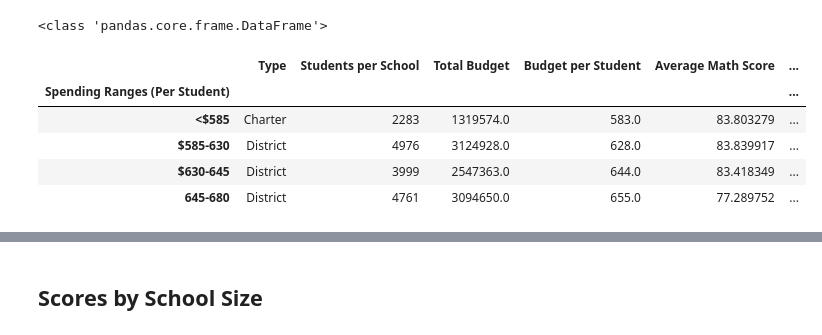
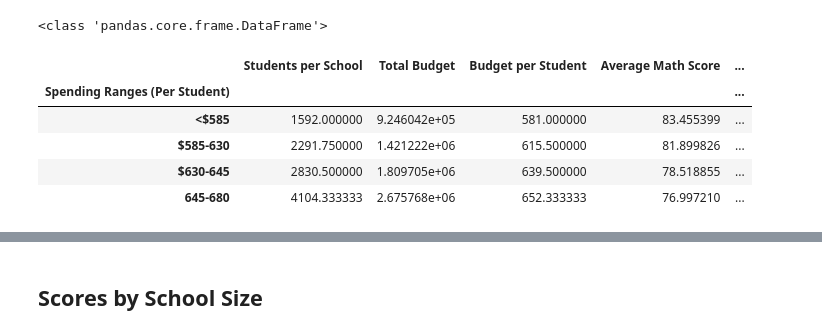
Before and after one commit to pjb327/panda_hw, a Jupyter notebook: PyCitySchools/PyCitySchools_starter.ipynb, the cells around one changed output, grey strips where cells are left out. Cells and saved outputs as stored; diff of their text form; code cells hidden in the pictures.

```diff
--- a/PyCitySchools/PyCitySchools_starter.ipynb
+++ b/PyCitySchools/PyCitySchools_starter.ipynb
@@ -495,7 +495,7 @@ school_summary_df.head()
 | Ford High School | District | 2739 | 1763916.0 | 644.0 | 77.102592 | ... |
 | Griffin High School | Charter | 1468 | 917500.0 | 625.0 | 83.351499 | ... |
 # %%
-spending_bins = [0, 585, 630, 645, 680]
+spending_bins = [0, 584.99, 629.99, 644.99, 680]
 spending_group_names = ["<$585", "$585-630", "$630-645", "645-680"]
 school_summary_df["Spending Ranges (Per Student)"] = pd.cut(school_summary_df["Budget per Student"], spending_bins, labels = spending_group_names, include_lowest = False)
 
@@ -504,15 +504,15 @@ print(type(school_summary_df))
 <class 'pandas.core.frame.DataFrame'>
 # %%
 spending_df = school_summary_df.groupby("Spending Ranges (Per Student)")
-spending_df = spending_df.max()
+spending_df = spending_df.mean()
 spending_df
 # %% [output]
-|  | Type | Students per School | Total Budget | Budget per Student | Average Math Score | ... |
-| Spending Ranges (Per Student) |  |  |  |  |  | ... |
-| <$585 | Charter | 2283 | 1319574.0 | 583.0 | 83.803279 | ... |
-| $585-630 | District | 4976 | 3124928.0 | 628.0 | 83.839917 | ... |
-| $630-645 | District | 3999 | 2547363.0 | 644.0 | 83.418349 | ... |
-| 645-680 | District | 4761 | 3094650.0 | 655.0 | 77.289752 | ... |
+|  | Students per School | Total Budget | Budget per Student | Average Math Score | ... |
+| Spending Ranges (Per Student) |  |  |  |  | ... |
+| <$585 | 1592.000000 | 9.246042e+05 | 581.000000 | 83.455399 | ... |
+| $585-630 | 2291.750000 | 1.421222e+06 | 615.500000 | 81.899826 | ... |
+| $630-645 | 2830.500000 | 1.809705e+06 | 639.500000 | 78.518855 | ... |
+| 645-680 | 4104.333333 | 2.675768e+06 | 652.333333 | 76.997210 | ... |
 # %%
 spending_df = spending_df.drop("Type", axis = 1)
 spending_df = spending_df.drop("Students per School", axis = 1)
```
Also changed, not shown: parts of 3 cells of this notebook.
